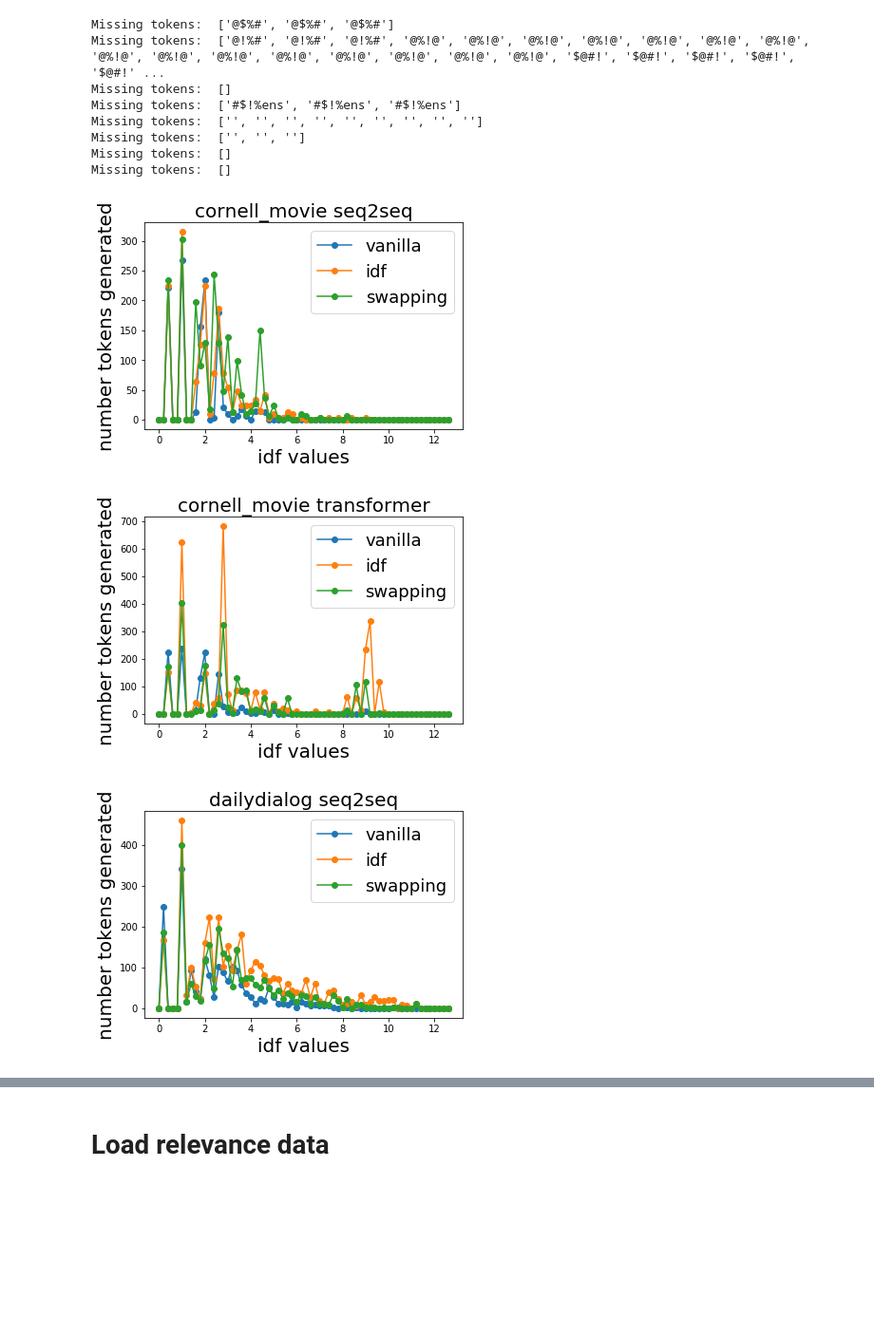
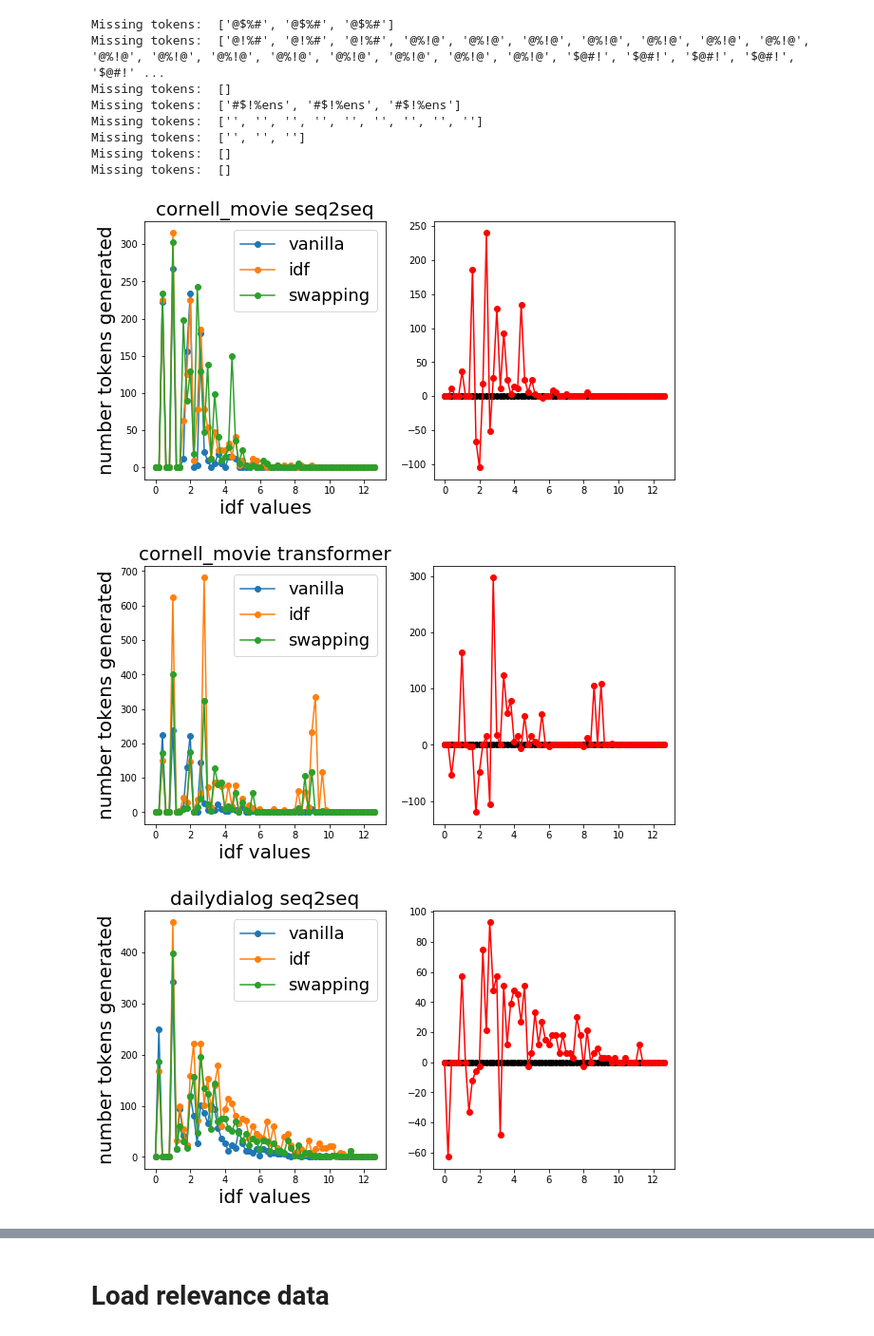
Before and after one commit to odemasi/ParlAI, a Jupyter notebook: evaluation/Explore_turk_results_v2.ipynb, the cells around one changed output, grey strips where cells are left out. Shown at 95% size. Cells and saved outputs as stored; diff of their text form; code cells hidden in the pictures; blank space fills up the shorter version.

```diff
--- a/evaluation/Explore_turk_results_v2.ipynb
+++ b/evaluation/Explore_turk_results_v2.ipynb
@@ -589,7 +589,7 @@ There is little consistent relationship across datasets/models, but all have the
 # %%
 for (dataset, model), setting_df in choice_df.groupby(['dataset', 'model']):
 
-    some_int_relevant = (~setting_df['none_rel']) & (~setting_df['none_int'])
+    some_int_relevant = ~(setting_df['none_rel'] & setting_df['none_int'])
     df = setting_df[some_int_relevant]
 
 
@@ -697,15 +697,23 @@ Missing tokens:  []
 # %%
 for task in tasks:
     for model in choice_df['model'].unique():
+
+        fig, axs = plt.subplots(1,2, figsize=(10,5))
+
         for m, method in enumerate(method_order):
-            plt.plot(bin_edges[:-1], generated_idf_dist[task][model][m,:], '-o', label=method)
+            axs[0].plot(bin_edges[:-1], generated_idf_dist[task][model][m,:], '-o', label=method)
 
-        plt.title('%s %s' % (task, model), fontsize=20)
-        plt.ylabel('number tokens generated', fontsize=20)
-        plt.legend(fontsize=18)
-        plt.xlabel('idf values', fontsize=20)
+        axs[0].set_title('%s %s' % (task, model), fontsize=20)
+        axs[0].set_ylabel('number tokens generated', fontsize=20)
+        axs[0].legend(fontsize=18)
+        axs[0].set_xlabel('idf values', fontsize=20)
+
+        s = method_order.index('swapping')
+        v = method_order.index('vanilla')
+        axs[1].plot(bin_edges[:-1], 0*bin_edges[:-1], 'ko-')
+        axs[1].plot(bin_edges[:-1],  generated_idf_dist[task][model][s,:] - generated_idf_dist[task][model][v,:], 'ro-')
         plt.show()
 # %% [output]
-[figure, old version]
+[figure, new version]
-[figure, old version]
+[figure, new version]
-[figure, old version]
+[figure, new version]
```
Also changed, not shown: parts of 31 cells of this notebook.
